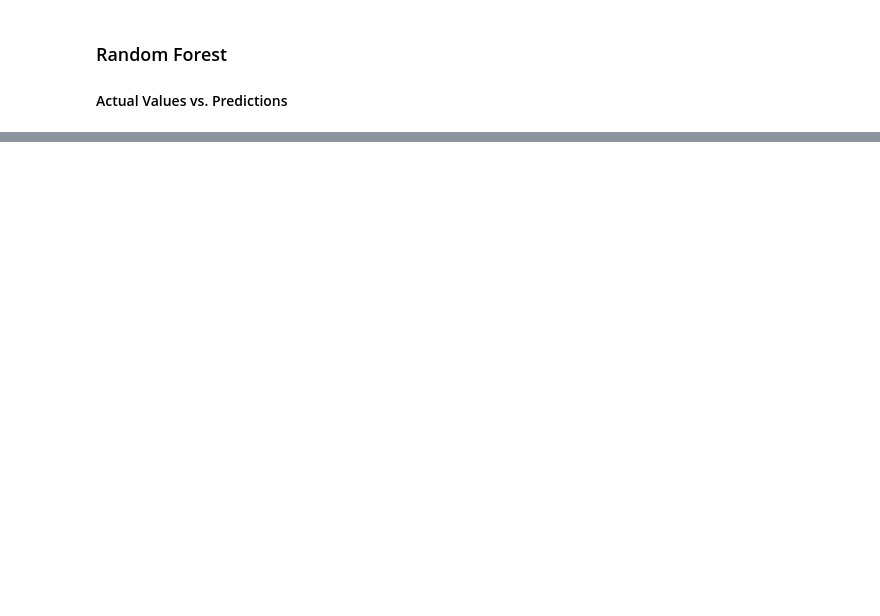
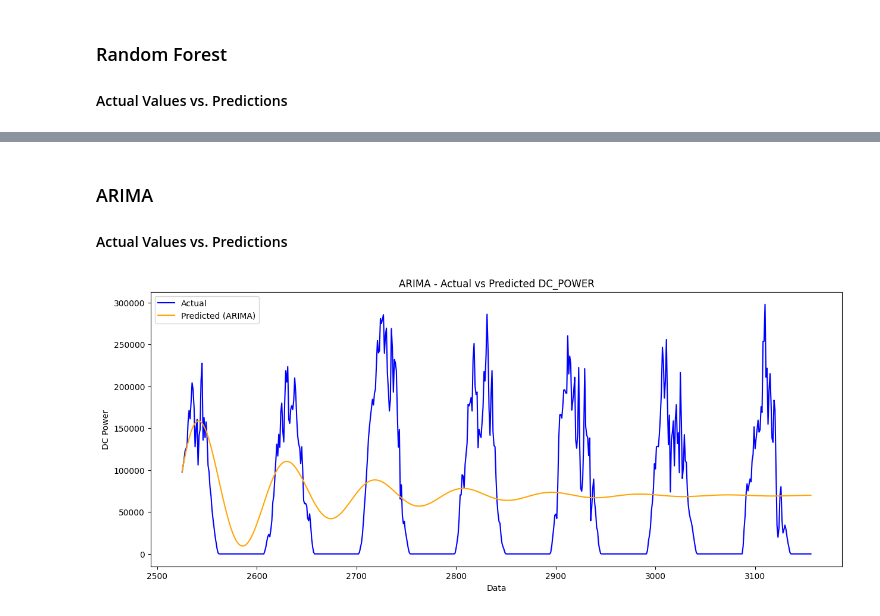
Before and after one commit to FelipeSteudel/Felipe_Steudel-Strategic_Thinking-CA3, a Jupyter notebook: CA3 - Felipe Steudel - Strategic Thinking - HDip in Data Analytics.ipynb, the cells around one changed output, grey strips where cells are left out. Saved outputs shown, nothing was run; the diff lists cells and outputs as text; code cells hidden in the pictures; blank space fills up the shorter version.

```diff
--- a/CA3 - Felipe Steudel - Strategic Thinking - HDip in Data Analytics.ipynb
+++ b/CA3 - Felipe Steudel - Strategic Thinking - HDip in Data Analytics.ipynb
@@ -727,0 +726,15 @@ plt.show()
+# %% [markdown]
+### ARIMA
+#### Actual Values vs. Predictions
+# %%
+# Plotar actual vs predicted
+plt.figure(figsize=(15, 6))
+plt.plot(test.index, test, label='Actual', color='blue')
+plt.plot(test.index, forecast, label='Predicted (ARIMA)', color='orange')
+plt.title('ARIMA - Actual vs Predicted DC_POWER')
+plt.xlabel('Data')
+plt.ylabel('DC Power')
+plt.legend()
+plt.show()
+# %% [output]
+[figure, added]
```
Also changed, not shown: parts of 18 cells of this notebook.
